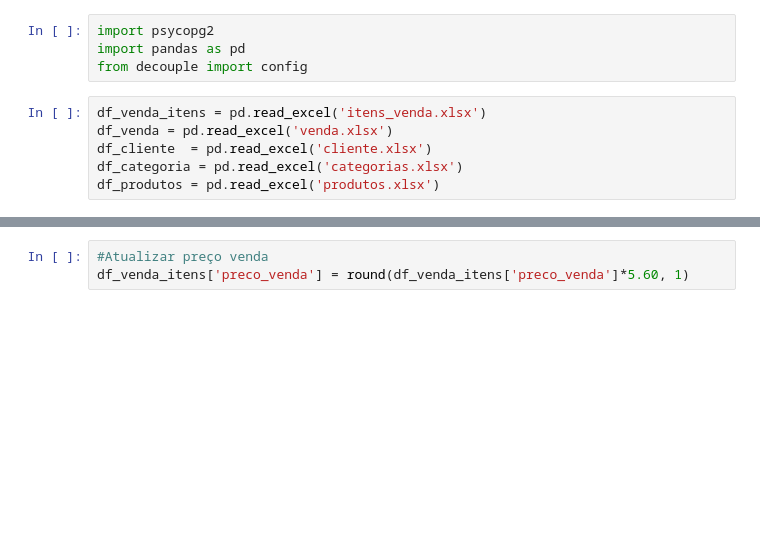
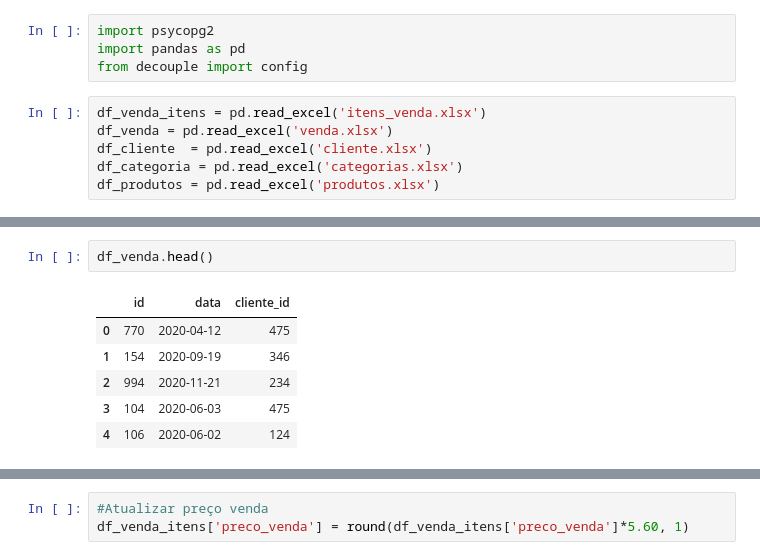
Before and after one commit to grazimelo/banco-psql, a Jupyter notebook: projeto_psql/DESAFIO 3.ipynb, the cells around one changed output, grey strips where cells are left out. Drawn from its saved outputs; the diff is of its cells as text; blank space fills up the shorter version.

```diff
--- a/projeto_psql/DESAFIO 3.ipynb
+++ b/projeto_psql/DESAFIO 3.ipynb
@@ -12,0 +22,9 @@ df_produtos = pd.read_excel('produtos.xlsx')
+# %%
+df_venda.head()
+# %% [output]
+|  | id | data | cliente_id |
+| 0 | 770 | 2020-04-12 | 475 |
+| 1 | 154 | 2020-09-19 | 346 |
+| 2 | 994 | 2020-11-21 | 234 |
+| 3 | 104 | 2020-06-03 | 475 |
+| 4 | 106 | 2020-06-02 | 124 |
```
Also changed, not shown: parts of 14 cells of this notebook, 3 other files.
